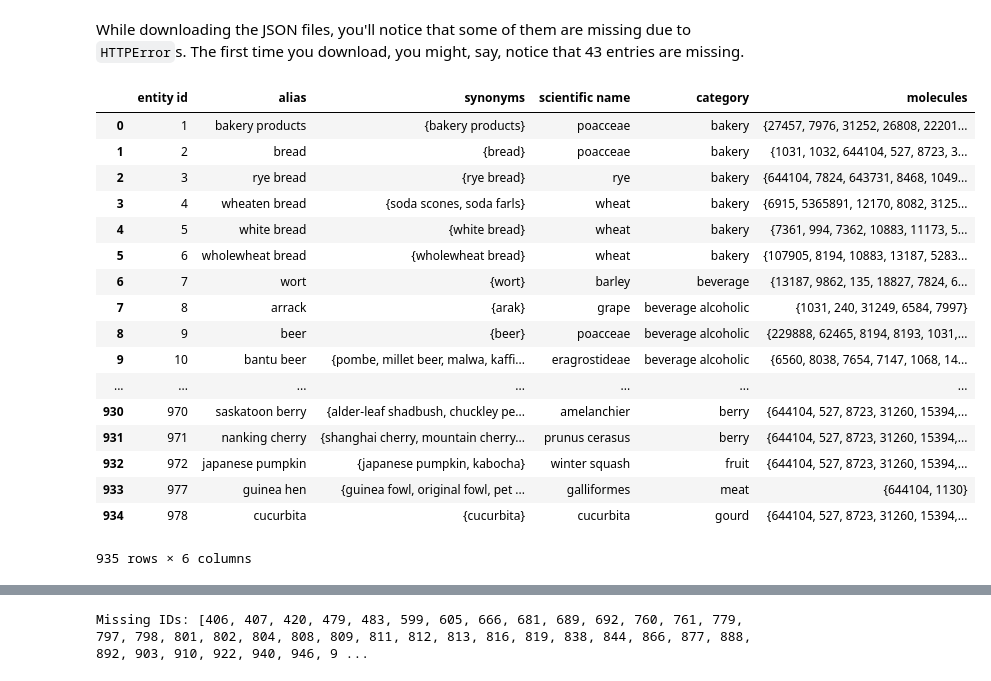
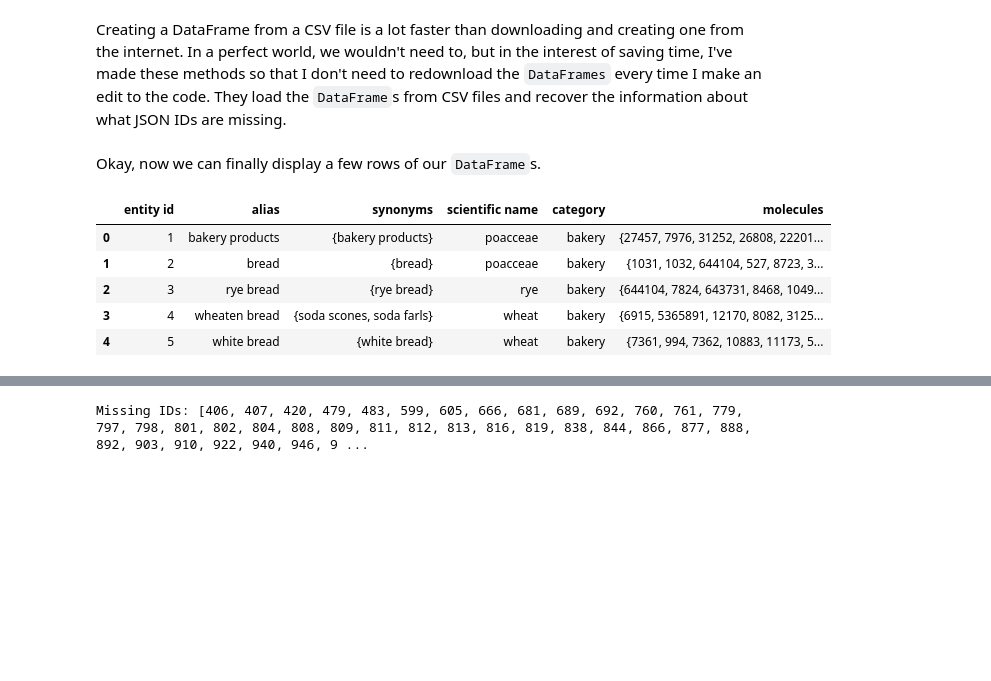
Before and after one commit to vchoo/vchoo.github.io, a Jupyter notebook: food-tutorial.ipynb, the cells around one changed output, grey strips where cells are left out. Cells and saved outputs as stored; diff of their text form; code cells hidden in the pictures; blank space fills up the shorter version.

```diff
--- a/food-tutorial.ipynb
+++ b/food-tutorial.ipynb
@@ -63,14 +101,19 @@ def molecules_df_cols():
 # %%
 def clean_flavordb_dataframes(flavor_df, molecules_df):
+    """
+    Helps ensure consistent intra-column typing and converts all strings to lowercase.
+    """
     strtype = type('')
     settype = type(set())
 
+    # ensuring that these columns have type str
     for k in ['alias', 'scientific name', 'category']:
         flavor_df[k] = [
             elem.lower() if isinstance(elem, strtype) else ''
             for elem in flavor_df[k]
         ]
 
+    # ensuring that these columns are always a set of str
     flavor_df['synonyms'] = [
         elem if isinstance(elem, settype) else (
             set(elem.lower().split(', ') if isinstance(elem, strtype) else [''])
@@ -83,4 +126,7 @@ def clean_flavordb_dataframes(flavor_df, molecules_df):
         for elem in molecules_df['flavor profile']
     ]
 
-    return flavor_df, molecules_df
+    return [
+        flavor_df.groupby('entity id').first().reset_index(),
+        molecules_df.groupby('pubchem id').first().reset_index()
+    ]
@@ -87,6 +135,11 @@ def clean_flavordb_dataframes(flavor_df, molecules_df):
 # %%
 # generate dataframes from some of the JSON objects
 def get_flavordb_dataframes(start, end):
+    """
+    Download JSON data, converts it to DataFrames, and cleans them.
+
+    Returns DataFrames for both foods and molecules, as well as missing JSON entries.
+    """
     # make intermediate values to make dataframes from
     flavordb_data = []
     molecules_dict = {}
@@ -95,18 +148,19 @@ def get_flavordb_dataframes(start, end):
     flavordb_cols = flavordb_entity_cols()
 
     for i in range(start, end):
-        # get the ith food entity, as a JSON dict
+        # we use a try-except here because some of the JSON pages are missing
         try:
+            # 1: Find the JSON file. Gets the ith food entity, as a JSON dict
             fdbe = get_flavordb_entity(i + 1)
 
             # get only the relevant fields (columns) of the dict
             flavordb_series = [fdbe[k] for k in flavordb_cols[:-1]]
-            flavordb_series.append(
+            flavordb_series.append( # convert the field to a set
                 set([m['pubchem_id'] for m in fdbe['molecules']])
             )
             flavordb_data.append(flavordb_series)
 
-            # update the molecules database with the data in 'molecules' field
+            # update the molecules dataframe with the data in 'molecules' field
             for m in fdbe['molecules']:
                 if m['pubchem_id'] not in molecules_dict:
                     molecules_dict[m['pubchem_id']] = [
@@ -120,7 +174,6 @@ def get_flavordb_dataframes(start, end):
                 raise RuntimeError(
                     'Error while fetching JSON object from ' + flavordb_entity_url(x)
                 ) from e
-
 
     # generate the dataframes
     flavordb_df = pd.DataFrame(
@@ -144,17 +197,21 @@ It takes a while to download all of these JSON files, so make sure to save your
 # %%
 # updates & saves the download progress of your dataframes
 def update_flavordb_dataframes(df0, df1, ranges):
+    """
+    Adds more data to the specified DataFrames, and saves them as CSV files.
+
+    If successful, returns the specified DataFrames, now updated, and any missing JSON files.
+    """
     df0_old = df0
     df1_old = df1
     missing_old = []
 
     # time how long it took to download the files
-    import time
     start = time.time()
 
-    # save the download progress in increments of 50 JSON files
+    # for each range in ranges, save your progress.
+    # don't continue with the program unless everything succeeds!
     try:
-        # as of today, it looks like FlavorDB has about 1000 distinct entities
         for a, b in ranges:
             df0_new, df1_new, missing_new = get_flavordb_dataframes(a, b)
 
@@ -181,11 +241,14 @@ df1 = pd.DataFrame(columns=molecules_df_cols())
 ranges = [(50 * i, 50 * (i + 1)) for i in range(20)]
 # update & save the dataframes as csv files
 update_flavordb_dataframes(df0, df1, ranges)
-# %% [markdown]
-While downloading the JSON files, you'll notice that some of them are missing due to ``HTTPError``s. The first time you download, you might, say, notice that 43 entries are missing.
+# %% [markdown]
+Creating a DataFrame from a CSV file is a lot faster than downloading and creating one from the internet. In a perfect world, we wouldn't need to, but in the interest of saving time, I've made these methods so that I don't need to redownload the ``DataFrames`` every time I make an edit to the code. They load the ``DataFrame``s from CSV files and recover the information about what JSON IDs are missing.
 # %%
 # get the missing entries
 def missing_entity_ids(flavor_df):
+    """
+    Get the IDs of the missing JSON entries for this particular food DataFrame.
+    """
     out = []
     entity_id_set = set(flavor_df['entity id'])
     for i in range(1, 1 + max(entity_id_set)):
@@ -206,31 +269,20 @@ def load_db():
     df1['flavor profile'] = [eval(x) for x in df1['flavor profile']]
 
     df0, df1 = clean_flavordb_dataframes(df0, df1)
-
     return df0, df1, missing_entity_ids(df0)
+# %% [markdown]
+Okay, now we can finally display a few rows of our ``DataFrame``s.
 # %%
 # missing_ids = the missing ids that are less than the max one found
 flavor_df, molecules_df, missing_ids = load_db()
 flavor_df.to_csv('flavordb.csv')
 molecules_df.to_csv('molecules.csv')
-flavor_df
+flavor_df.head()
 # %% [output]
 |  | entity id | alias | synonyms | scientific name | category | molecules |
 | 0 | 1 | bakery products | {bakery products} | poacceae | bakery | {27457, 7976, 31252, 26808, 22201... |
 | 1 | 2 | bread | {bread} | poacceae | bakery | {1031, 1032, 644104, 527, 8723, 3... |
 | 2 | 3 | rye bread | {rye bread} | rye | bakery | {644104, 7824, 643731, 8468, 1049... |
 | 3 | 4 | wheaten bread | {soda scones, soda farls} | wheat | bakery | {6915, 5365891, 12170, 8082, 3125... |
 | 4 | 5 | white bread | {white bread} | wheat | bakery | {7361, 994, 7362, 10883, 11173, 5... |
-| 5 | 6 | wholewheat bread | {wholewheat bread} | wheat | bakery | {107905, 8194, 10883, 13187, 5283... |
-| 6 | 7 | wort | {wort} | barley | beverage | {13187, 9862, 135, 18827, 7824, 6... |
-| 7 | 8 | arrack | {arak} | grape | beverage alcoholic | {1031, 240, 31249, 6584, 7997} |
-| 8 | 9 | beer | {beer} | poacceae | beverage alcoholic | {229888, 62465, 8194, 8193, 1031,... |
-| 9 | 10 | bantu beer | {pombe, millet beer, malwa, kaffi... | eragrostideae | beverage alcoholic | {6560, 8038, 7654, 7147, 1068, 14... |
-| ... | ... | ... | ... | ... | ... | ... |
-| 930 | 970 | saskatoon berry | {alder-leaf shadbush, chuckley pe... | amelanchier | berry | {644104, 527, 8723, 31260, 15394,... |
-| 931 | 971 | nanking cherry | {shanghai cherry, mountain cherry... | prunus cerasus | berry | {644104, 527, 8723, 31260, 15394,... |
-| 932 | 972 | japanese pumpkin | {japanese pumpkin, kabocha} | winter squash | fruit | {644104, 527, 8723, 31260, 15394,... |
-| 933 | 977 | guinea hen | {guinea fowl, original fowl, pet ... | galliformes | meat | {644104, 1130} |
-| 934 | 978 | cucurbita | {cucurbita} | cucurbita | gourd | {644104, 527, 8723, 31260, 15394,... |
-935 rows × 6 columns
 # %%
```
Also changed, not shown: parts of 29 cells of this notebook.
